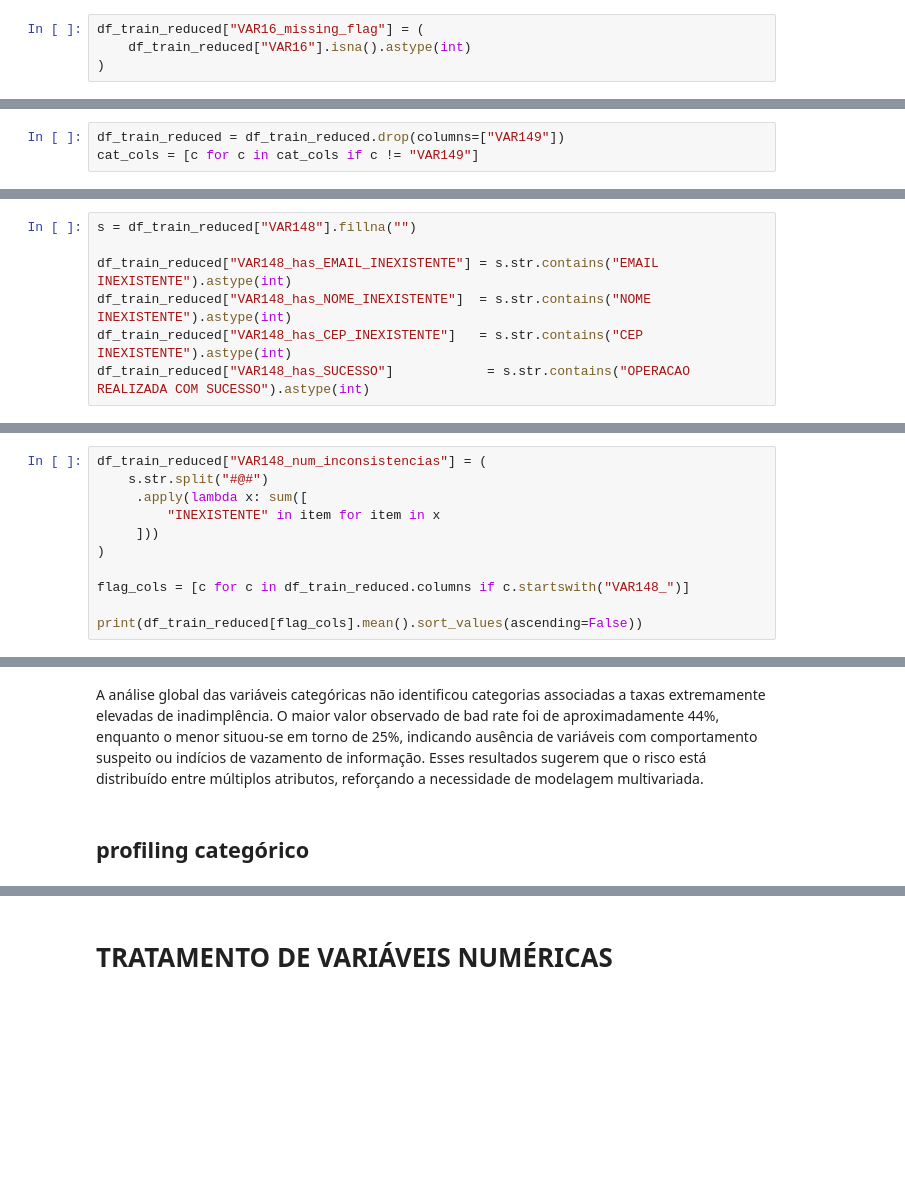
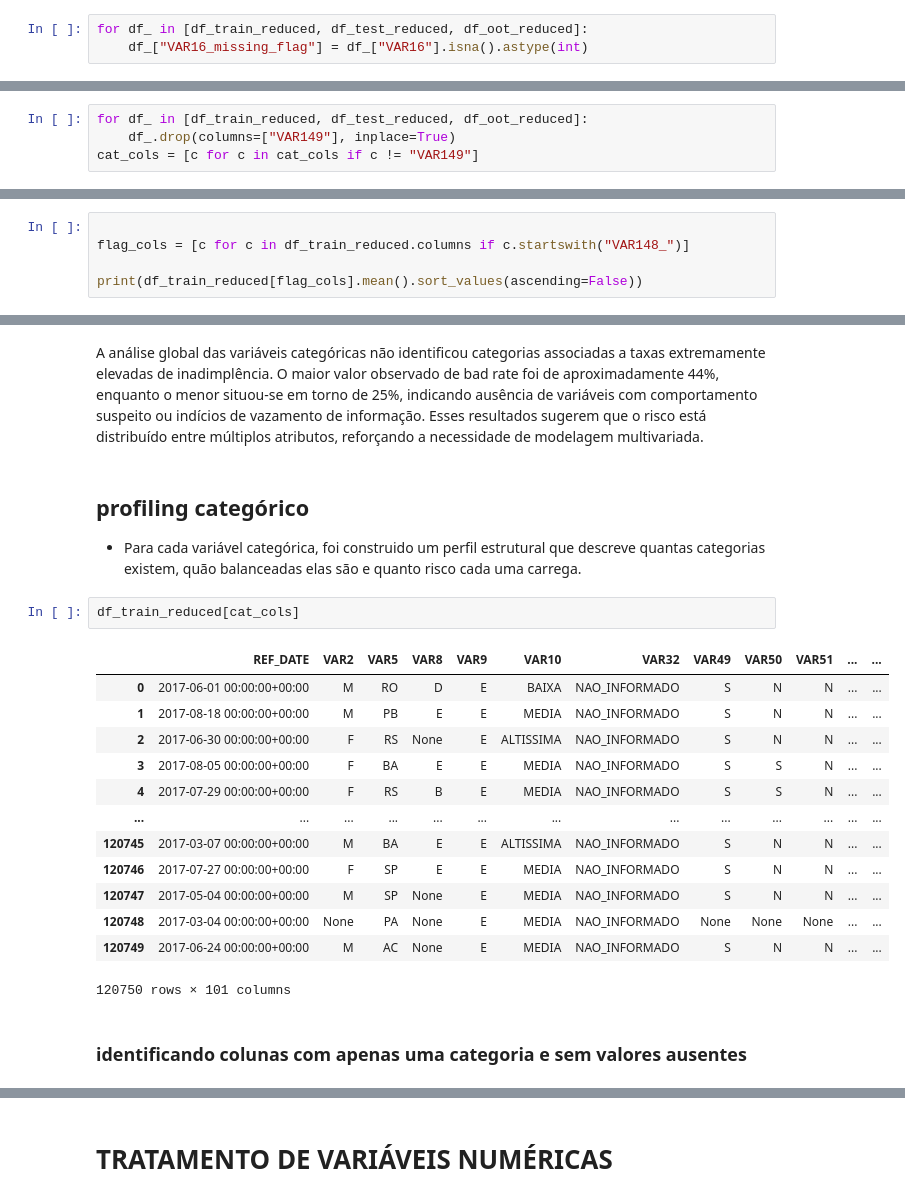
Before and after one commit to GGrinspun/desafio-analise-de-credito, a Jupyter notebook: notebooks/01_eda_and_preprocessing.ipynb, the cells around one changed output, grey strips where cells are left out. Cells and saved outputs as stored; diff of their text form; blank space fills up the shorter version.

```diff
--- a/notebooks/01_eda_and_preprocessing.ipynb
+++ b/notebooks/01_eda_and_preprocessing.ipynb
@@ -386,8 +390,7 @@ VAR16_missing_flag
 0                   0.779640  0.220360
 1                   0.740329  0.259671
 # %%
-df_train_reduced["VAR16_missing_flag"] = (
-    df_train_reduced["VAR16"].isna().astype(int)
-)
+for df_ in [df_train_reduced, df_test_reduced, df_oot_reduced]:
+    df_["VAR16_missing_flag"] = df_["VAR16"].isna().astype(int)
 # %%
 df_train_reduced = df_train_reduced.drop(columns=["VAR16"])
@@ -426,7 +433,8 @@ Nessa amostra duas colunas chamam atenção:
 # %% [markdown]
 ### VAR149 - parece ser um valor constante
 # %%
-df_train_reduced = df_train_reduced.drop(columns=["VAR149"])
+for df_ in [df_train_reduced, df_test_reduced, df_oot_reduced]:
+    df_.drop(columns=["VAR149"], inplace=True)
 cat_cols = [c for c in cat_cols if c != "VAR149"]
 # %% [markdown]
 ### VAR148 - A coluna possui bastante informação
@@ -465,10 +473,3 @@ CEP INEXISTENTE#@#EMAIL INEXISTENTE                   480   0.3975
 NOME INEXISTENTE                                      413   0.3420
 CEP INEXISTENTE                                         6   0.0050
 NOME INEXISTENTE#@#CEP INEXISTENTE                      3   0.0025
-# %%
-s = df_train_reduced["VAR148"].fillna("")
-
-df_train_reduced["VAR148_has_EMAIL_INEXISTENTE"] = s.str.contains("EMAIL INEXISTENTE").astype(int)
-df_train_reduced["VAR148_has_NOME_INEXISTENTE"]  = s.str.contains("NOME INEXISTENTE").astype(int)
-df_train_reduced["VAR148_has_CEP_INEXISTENTE"]   = s.str.contains("CEP INEXISTENTE").astype(int)
-df_train_reduced["VAR148_has_SUCESSO"]            = s.str.contains("OPERACAO REALIZADA COM SUCESSO").astype(int)
@@ -475,10 +500,4 @@ df_train_reduced["VAR148_has_SUCESSO"]            = s.str.contains("OPERACAO REA
 # %%
-df_train_reduced["VAR148_num_inconsistencias"] = (
-    s.str.split("#@#")
-     .apply(lambda x: sum([
-         "INEXISTENTE" in item for item in x
-     ]))
-)
 
 flag_cols = [c for c in df_train_reduced.columns if c.startswith("VAR148_")]
 
@@ -615,3 +634,23 @@ resultados sugerem que o risco está distribuído entre múltiplos atributos, re
 a necessidade de modelagem multivariada.
 # %% [markdown]
 ## profiling categórico
+
+- Para cada variável categórica, foi construido um perfil estrutural que descreve quantas categorias existem, quão balanceadas elas são e quanto risco cada uma carrega.
+# %%
+df_train_reduced[cat_cols]
+# %% [output]
+|  | REF_DATE | VAR2 | VAR5 | VAR8 | VAR9 | VAR10 | VAR32 | VAR49 | VAR50 | VAR51 | ... | ... |
+| 0 | 2017-06-01 00:00:00+00:00 | M | RO | D | E | BAIXA | NAO_INFORMADO | S | N | N | ... | ... |
+| 1 | 2017-08-18 00:00:00+00:00 | M | PB | E | E | MEDIA | NAO_INFORMADO | S | N | N | ... | ... |
+| 2 | 2017-06-30 00:00:00+00:00 | F | RS | None | E | ALTISSIMA | NAO_INFORMADO | S | N | N | ... | ... |
+| 3 | 2017-08-05 00:00:00+00:00 | F | BA | E | E | MEDIA | NAO_INFORMADO | S | S | N | ... | ... |
+| 4 | 2017-07-29 00:00:00+00:00 | F | RS | B | E | MEDIA | NAO_INFORMADO | S | S | N | ... | ... |
+| ... | ... | ... | ... | ... | ... | ... | ... | ... | ... | ... | ... | ... |
+| 120745 | 2017-03-07 00:00:00+00:00 | M | BA | E | E | ALTISSIMA | NAO_INFORMADO | S | N | N | ... | ... |
+| 120746 | 2017-07-27 00:00:00+00:00 | F | SP | E | E | MEDIA | NAO_INFORMADO | S | N | N | ... | ... |
+| 120747 | 2017-05-04 00:00:00+00:00 | M | SP | None | E | MEDIA | NAO_INFORMADO | S | N | N | ... | ... |
+| 120748 | 2017-03-04 00:00:00+00:00 | None | PA | None | E | MEDIA | NAO_INFORMADO | None | None | None | ... | ... |
+| 120749 | 2017-06-24 00:00:00+00:00 | M | AC | None | E | MEDIA | NAO_INFORMADO | S | N | N | ... | ... |
+120750 rows × 101 columns
+# %% [markdown]
+### identificando colunas com apenas uma categoria e sem valores ausentes
```
Also changed, not shown: parts of 62 cells of this notebook, 1 other file.
